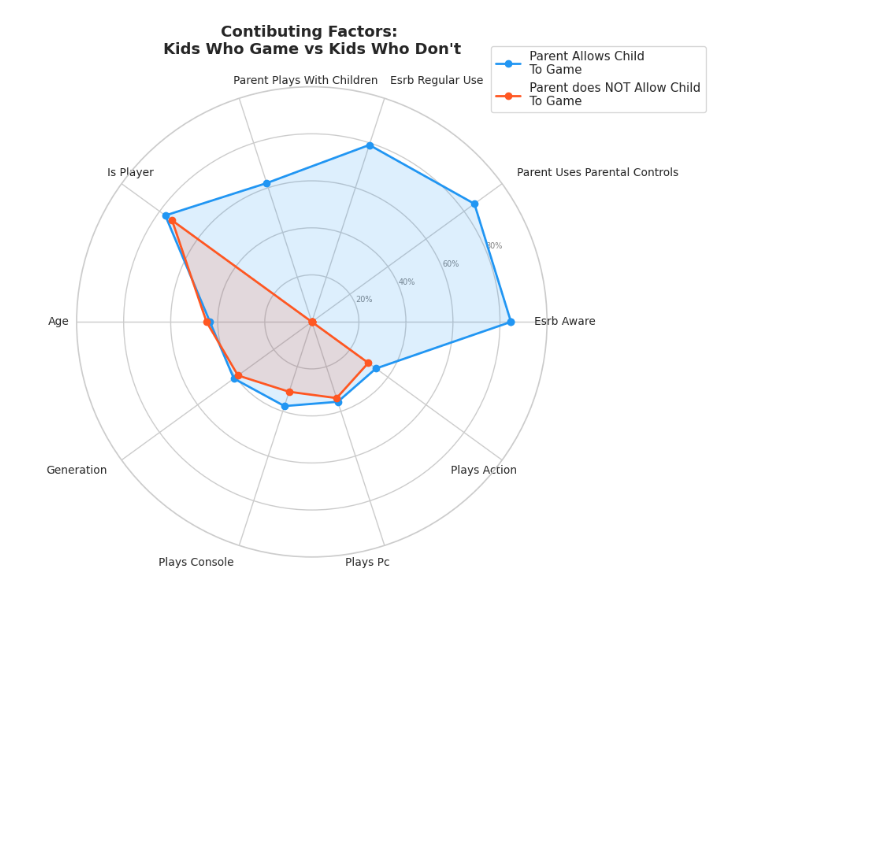
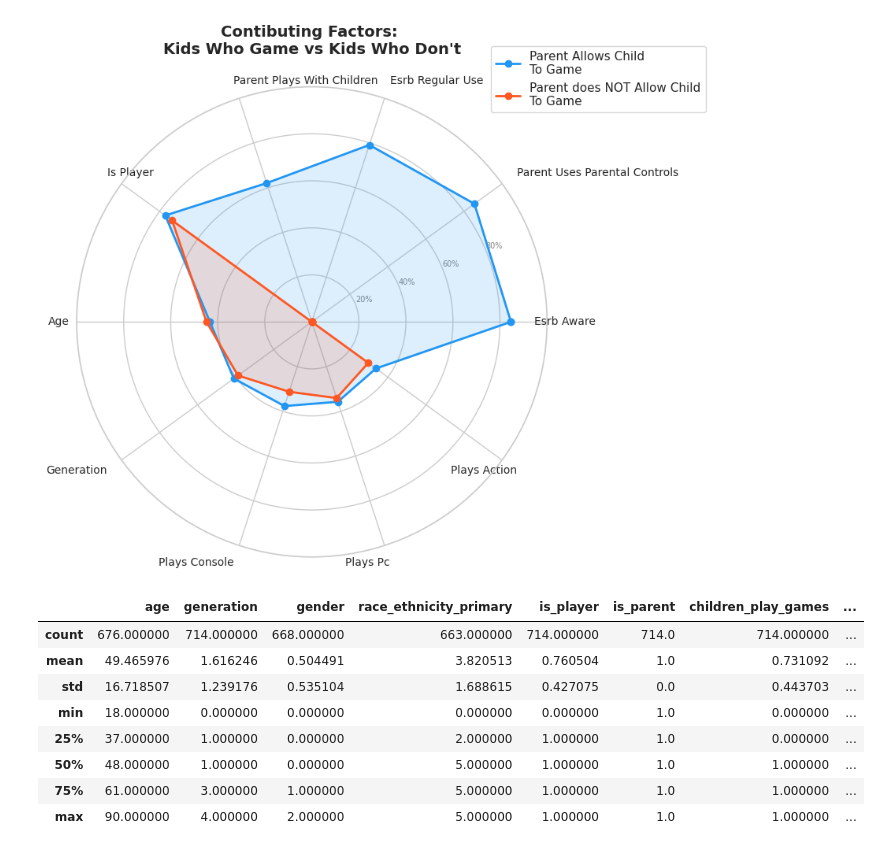
Before and after one commit to Noah-Gallego/Plot-A-Thon, a Jupyter notebook: Noah/gamer_study_eda.ipynb, the cells around one changed output. Saved outputs shown, nothing was run; the diff lists cells and outputs as text; code cells hidden in the pictures; blank space fills up the shorter version.

```diff
--- a/Noah/gamer_study_eda.ipynb
+++ b/Noah/gamer_study_eda.ipynb
@@ -17,6 +17,9 @@ Requirement already satisfied: packaging>=20.0 in /usr/local/lib/python3.12/dist
 Requirement already satisfied: pillow>=8 in /usr/local/lib/python3.12/dist-packages (from matplotlib) (11.3.0)
 Requirement already satisfied: pyparsing>=2.3.1 in /usr/local/lib/python3.12/dist-packages (from matplotlib) (3.3.2)
 Requirement already satisfied: six>=1.5 in /usr/local/lib/python3.12/dist-packages (from python-dateutil>=2.8.2->pandas) (1.17.0)
+# %%
+# Display Max Columns
+pd.set_option('display.max_columns', None)
 # %%
 # Import Libraries
 from matplotlib import pyplot as plt
@@ -122,3 +123,16 @@ plt.savefig('radar_chart.png', dpi=150, bbox_inches='tight')
 plt.show()
 # %% [output]
 [figure]
+# %%
+# Gather Summary Statistics (somewhat relevant to parents allowing their kids to play video games)
+parents.describe()
+# %% [output]
+|  | age | generation | gender | race_ethnicity_primary | is_player | is_parent | children_play_games | ... |
+| count | 676.000000 | 714.000000 | 668.000000 | 663.000000 | 714.000000 | 714.0 | 714.000000 | ... |
+| mean | 49.465976 | 1.616246 | 0.504491 | 3.820513 | 0.760504 | 1.0 | 0.731092 | ... |
+| std | 16.718507 | 1.239176 | 0.535104 | 1.688615 | 0.427075 | 0.0 | 0.443703 | ... |
+| min | 18.000000 | 0.000000 | 0.000000 | 0.000000 | 0.000000 | 1.0 | 0.000000 | ... |
+| 25% | 37.000000 | 1.000000 | 0.000000 | 2.000000 | 1.000000 | 1.0 | 0.000000 | ... |
+| 50% | 48.000000 | 1.000000 | 0.000000 | 5.000000 | 1.000000 | 1.0 | 1.000000 | ... |
+| 75% | 61.000000 | 3.000000 | 1.000000 | 5.000000 | 1.000000 | 1.0 | 1.000000 | ... |
+| max | 90.000000 | 4.000000 | 2.000000 | 5.000000 | 1.000000 | 1.0 | 1.000000 | ... |
```
Also changed, not shown: parts of 6 cells of this notebook.
